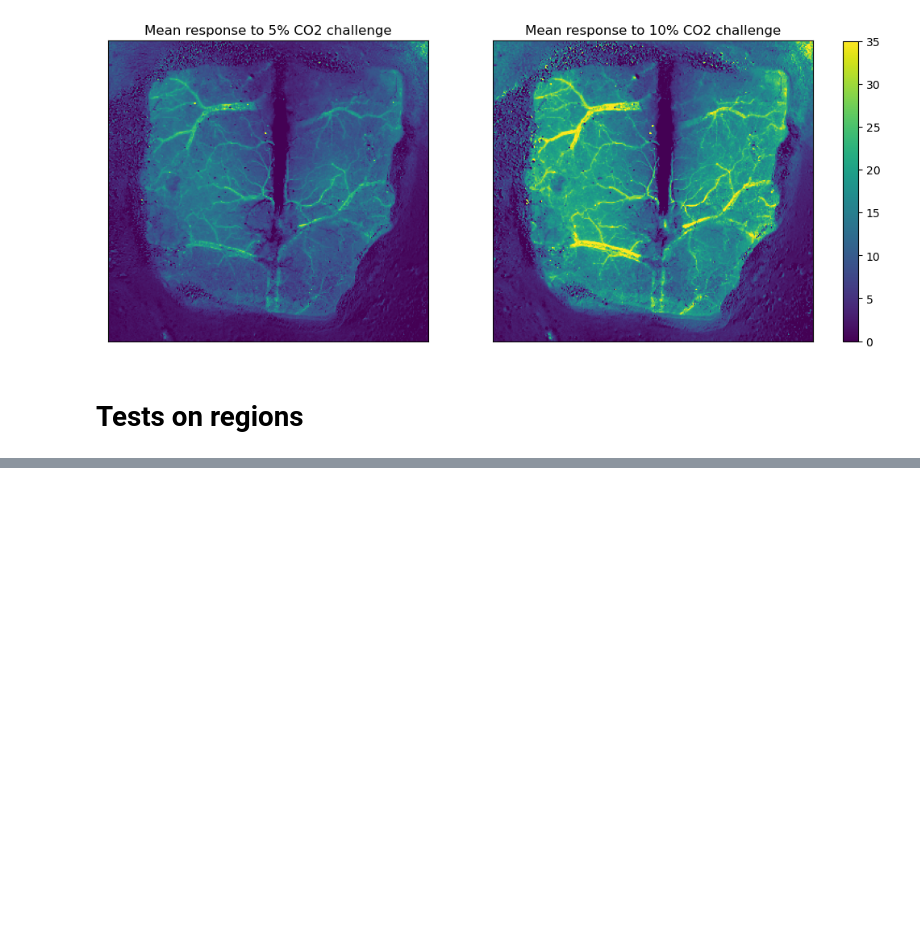
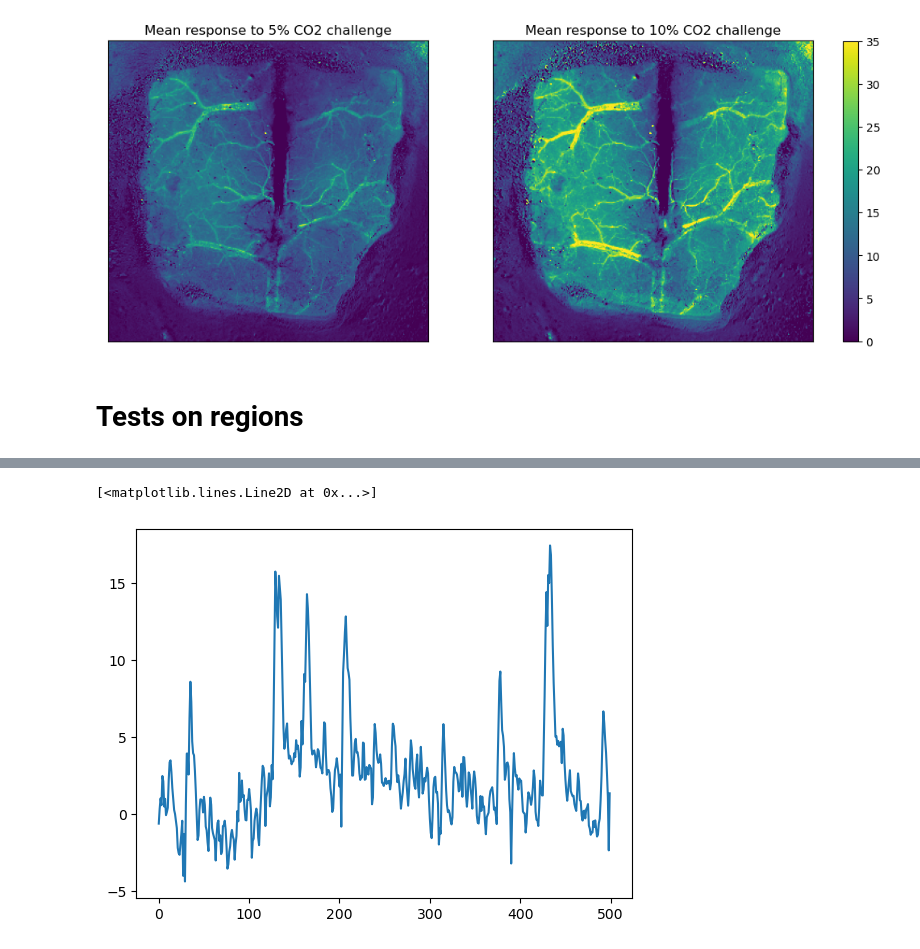
Before and after one commit to vincentpiano123/WideField, a Jupyter notebook: _HbT.ipynb, the cells around one changed output, grey strips where cells are left out. Saved outputs shown, nothing was run; the diff lists cells and outputs as text; code cells hidden in the pictures; blank space fills up the shorter version.

```diff
--- a/_HbT.ipynb
+++ b/_HbT.ipynb
@@ -455,0 +545,9 @@ plot_timeseries(timeseries, id_list)
+# %%
+dHbT = tiff.imread('/Volumes/DDE_Chouine/_CVR_Dataset/S7/Dataset/RS_M35_S7/Hb_data/dHbT.tif')
+dHbT2 = tiff.imread('/Volumes/DDE_Chouine/_CVR_Dataset/S7/Dataset/RS_M37_S7/Hb_data/dHbT.tif')
+#60:400
+# %%
+plt.plot(np.mean(dHbT2[0:500,125:175,75:125],axis=(1,2)))
+# %% [output]
+[<matplotlib.lines.Line2D at 0x...>]
+[figure, added]
```
Also changed, not shown: parts of 25 cells of this notebook, 8 other files.
